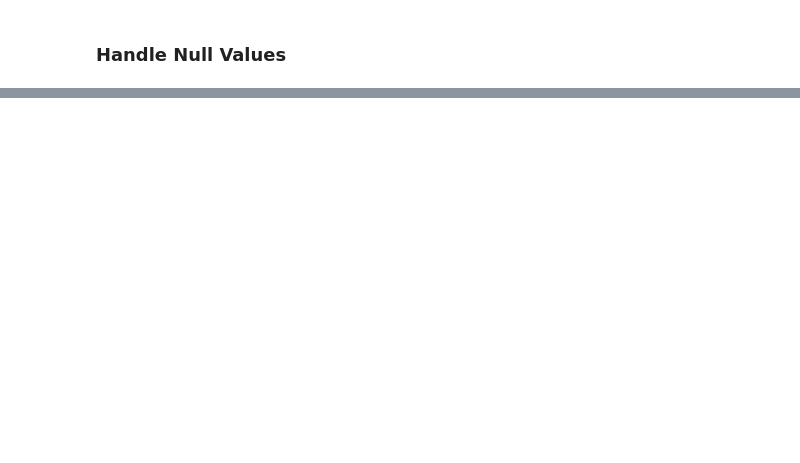
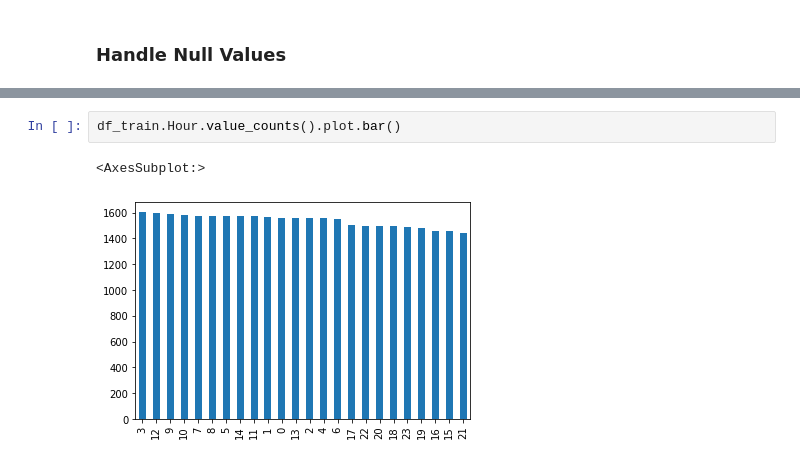
Before and after one commit to Elizabeth-Ofulue/DSML-Projects, a Jupyter notebook: FraudDetection/Experimental Env.ipynb, the cells around one changed output, grey strips where cells are left out. Cells and saved outputs as stored; diff of their text form; blank space fills up the shorter version.

```diff
--- a/FraudDetection/Experimental Env.ipynb
+++ b/FraudDetection/Experimental Env.ipynb
@@ -437,0 +547,5 @@ After exploring the dataset, we would be filling
+# %%
+df_train.Hour.value_counts().plot.bar()
+# %% [output]
+<AxesSubplot:>
+[figure, added]
```
Also changed, not shown: parts of 61 cells of this notebook.
